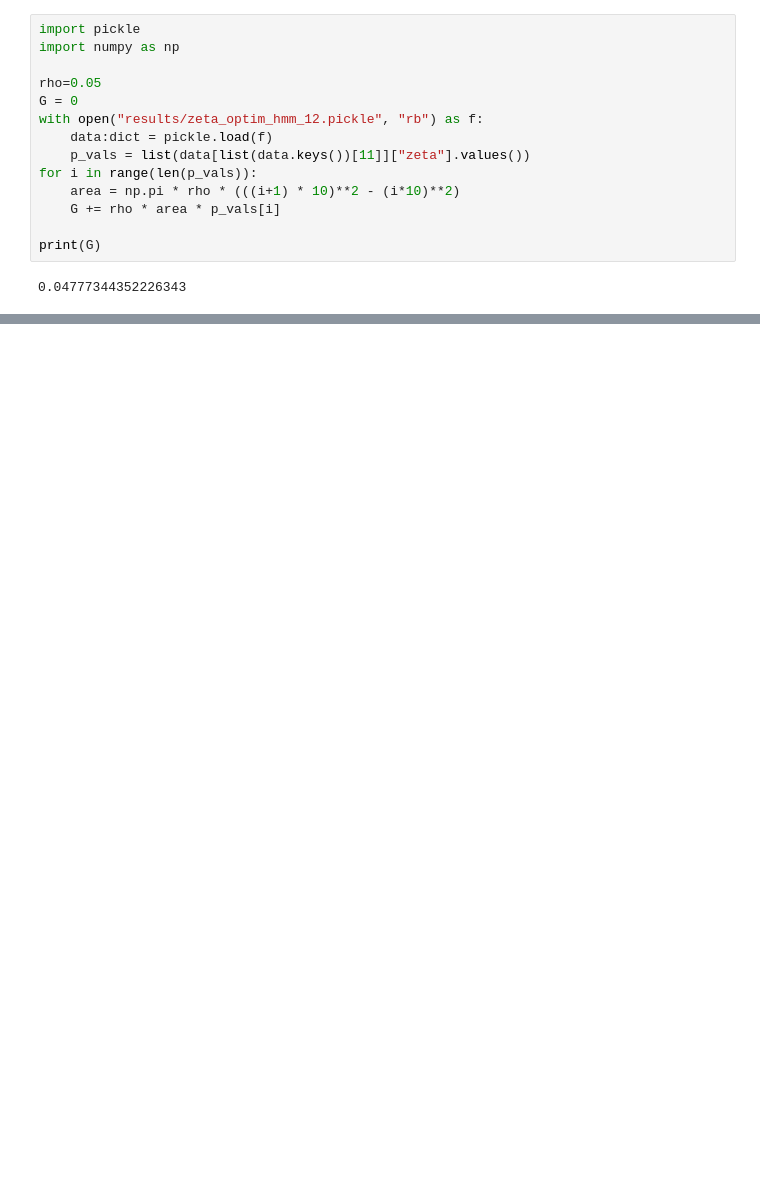
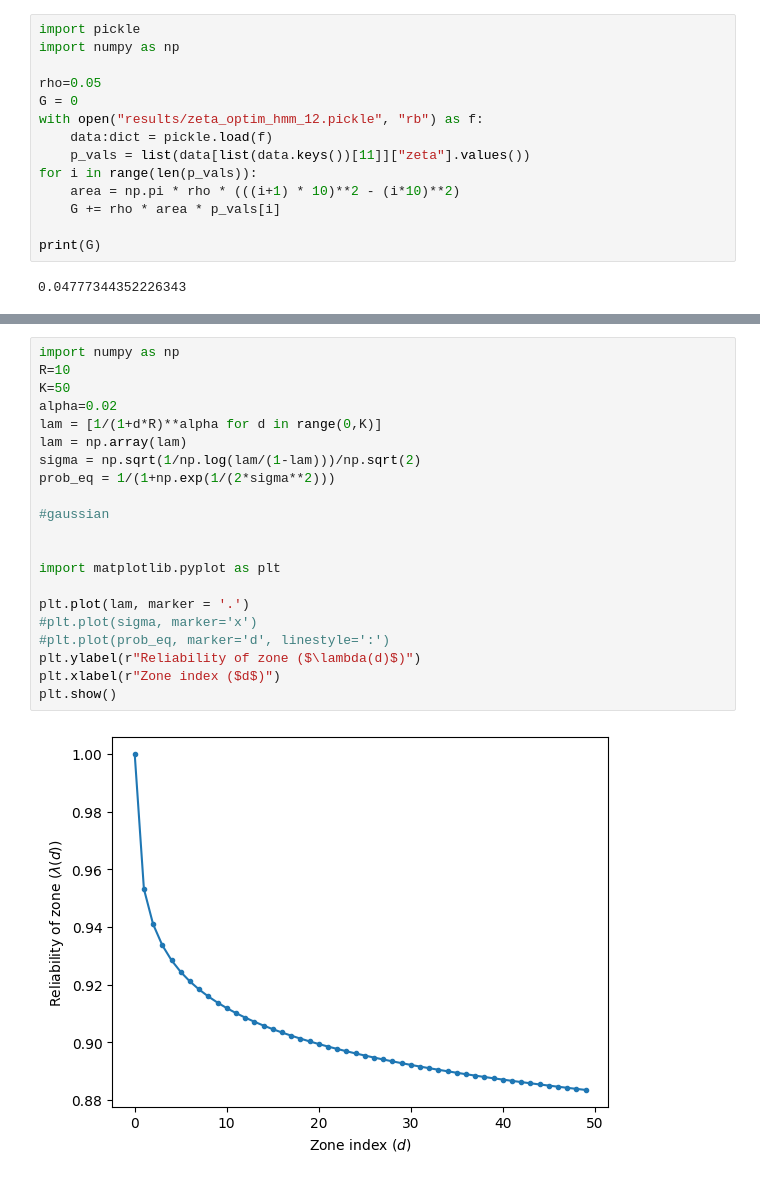
Before and after one commit to burattoale/spatial-aoi, a Jupyter notebook: prova.ipynb, the cells around one changed output, grey strips where cells are left out. Saved outputs shown, nothing was run; the diff lists cells and outputs as text; blank space fills up the shorter version.

```diff
--- a/prova.ipynb
+++ b/prova.ipynb
@@ -132,0 +307,23 @@ if __name__ == "__main__":
+# %%
+import numpy as np
+R=10
+K=50
+alpha=0.02
+lam = [1/(1+d*R)**alpha for d in range(0,K)]
+lam = np.array(lam)
+sigma = np.sqrt(1/np.log(lam/(1-lam)))/np.sqrt(2)
+prob_eq = 1/(1+np.exp(1/(2*sigma**2)))
+
+#gaussian
+
+
+import matplotlib.pyplot as plt
+
+plt.plot(lam, marker = '.')
+#plt.plot(sigma, marker='x')
+#plt.plot(prob_eq, marker='d', linestyle=':')
+plt.ylabel(r"Reliability of zone ($\lambda(d)$)")
+plt.xlabel(r"Zone index ($d$)")
+plt.show()
+# %% [output]
+[figure, added]
```
Also changed, not shown: parts of 6 cells of this notebook, 8 other files.
